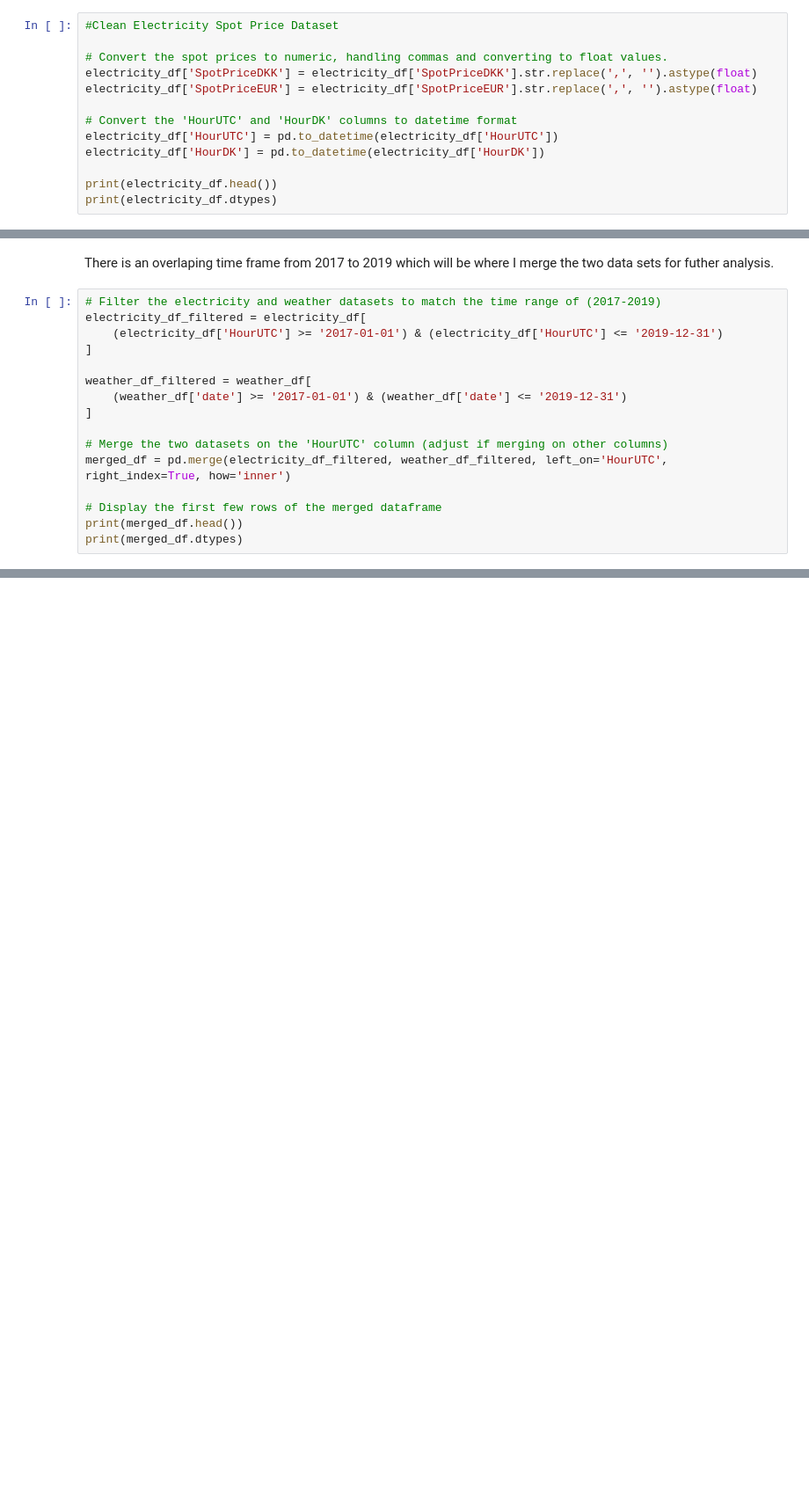
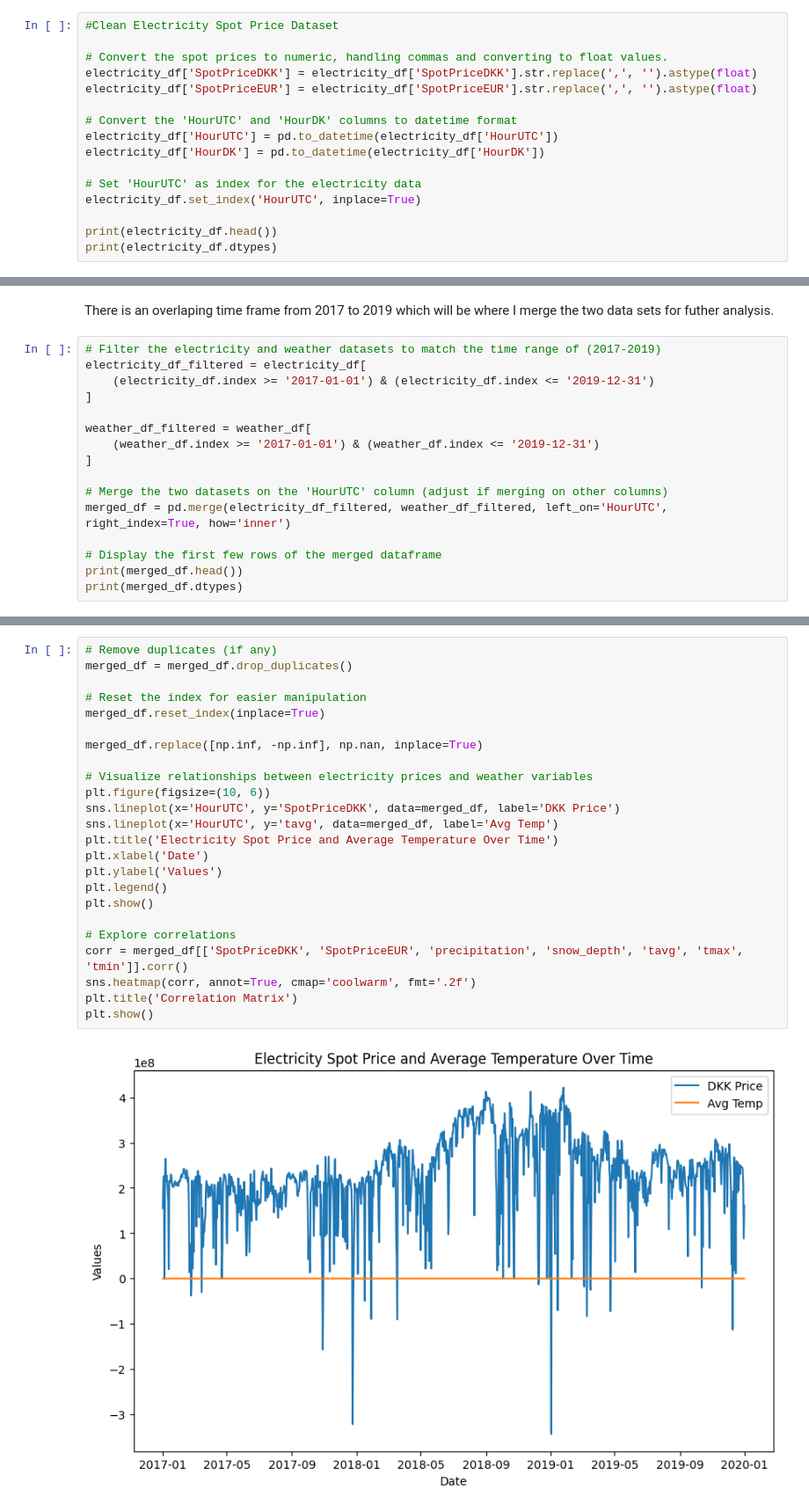
Before and after one commit to ChristopherIanPeck/energy-weather-forecasting, a Jupyter notebook: energy-weather-forecasting.ipynb, the cells around one changed output, grey strips where cells are left out. Shown at 88% size. Drawn from its saved outputs; the diff is of its cells as text; blank space fills up the shorter version.

Commit message:
Kaggle Notebook | energy-weather-forecasting | Version 6

```diff
--- a/energy-weather-forecasting.ipynb
+++ b/energy-weather-forecasting.ipynb
@@ -70,5 +103,8 @@ electricity_df['SpotPriceEUR'] = electricity_df['SpotPriceEUR'].str.replace(',',
 electricity_df['HourUTC'] = pd.to_datetime(electricity_df['HourUTC'])
 electricity_df['HourDK'] = pd.to_datetime(electricity_df['HourDK'])
 
+# Set 'HourUTC' as index for the electricity data
+electricity_df.set_index('HourUTC', inplace=True)
+
 print(electricity_df.head())
 print(electricity_df.dtypes)
@@ -77,11 +126,11 @@ There is an overlaping time frame from 2017 to 2019 which will be where I merge
 # %%
 # Filter the electricity and weather datasets to match the time range of (2017-2019)
 electricity_df_filtered = electricity_df[
-    (electricity_df['HourUTC'] >= '2017-01-01') & (electricity_df['HourUTC'] <= '2019-12-31')
+    (electricity_df.index >= '2017-01-01') & (electricity_df.index <= '2019-12-31')
 ]
 
 weather_df_filtered = weather_df[
-    (weather_df['date'] >= '2017-01-01') & (weather_df['date'] <= '2019-12-31')
+    (weather_df.index >= '2017-01-01') & (weather_df.index <= '2019-12-31')
 ]
 
 # Merge the two datasets on the 'HourUTC' column (adjust if merging on other columns)
@@ -94,0 +160,26 @@ print(weather_df.columns)
+# %%
+# Remove duplicates (if any)
+merged_df = merged_df.drop_duplicates()
+
+# Reset the index for easier manipulation
+merged_df.reset_index(inplace=True)
+
+merged_df.replace([np.inf, -np.inf], np.nan, inplace=True)
+
+# Visualize relationships between electricity prices and weather variables
+plt.figure(figsize=(10, 6))
+sns.lineplot(x='HourUTC', y='SpotPriceDKK', data=merged_df, label='DKK Price')
+sns.lineplot(x='HourUTC', y='tavg', data=merged_df, label='Avg Temp')
+plt.title('Electricity Spot Price and Average Temperature Over Time')
+plt.xlabel('Date')
+plt.ylabel('Values')
+plt.legend()
+plt.show()
+
+# Explore correlations
+corr = merged_df[['SpotPriceDKK', 'SpotPriceEUR', 'precipitation', 'snow_depth', 'tavg', 'tmax', 'tmin']].corr()
+sns.heatmap(corr, annot=True, cmap='coolwarm', fmt='.2f')
+plt.title('Correlation Matrix')
+plt.show()
+# %% [output]
+[figure, added]
```
Also changed, not shown: parts of 8 cells of this notebook.
